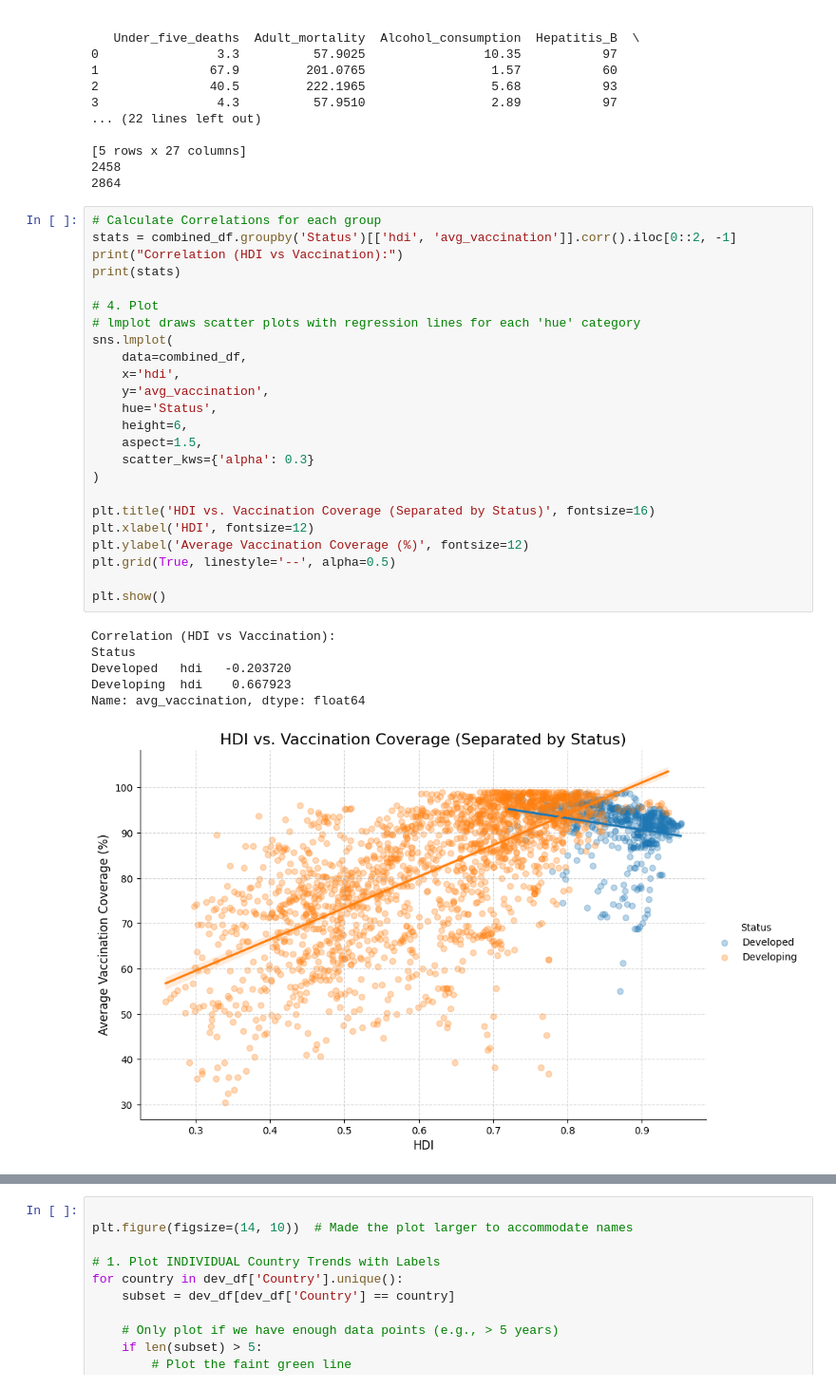
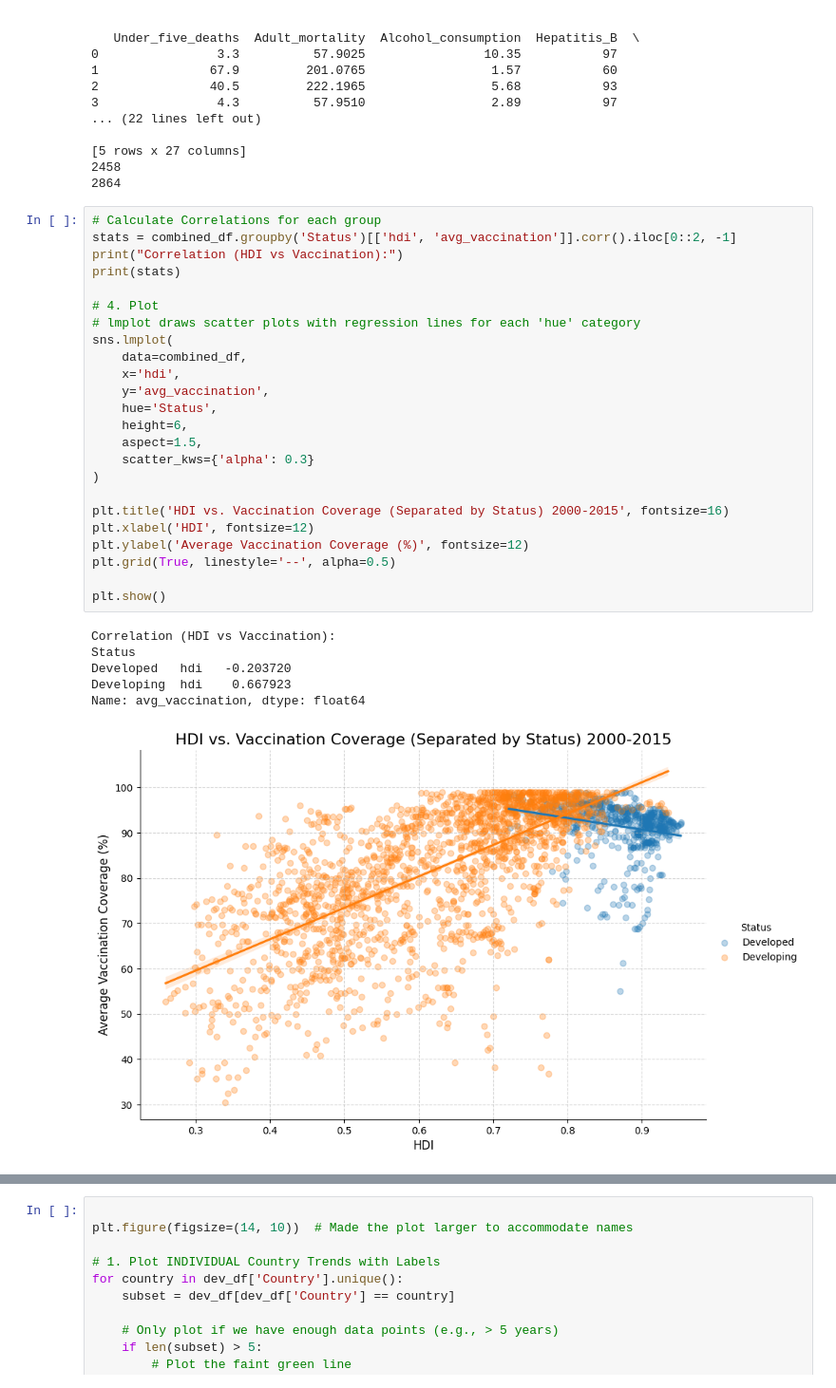
Before and after one commit to ShazaAbdallah/Data-management-236003, a Jupyter notebook: Project/project-updated.ipynb, the cells around one changed output, grey strips where cells are left out. Shown at 95% size. Drawn from its saved outputs; the diff is of its cells as text.

Commit message:
Update notebook and add figures

```diff
--- a/Project/project-updated.ipynb
+++ b/Project/project-updated.ipynb
@@ -194,34 +194,34 @@ print(len(df))
 # %%
 # Calculate Correlations for each group
 stats = combined_df.groupby('Status')[['hdi', 'avg_vaccination']].corr().iloc[0::2, -1]
 print("Correlation (HDI vs Vaccination):")
 print(stats)
 
 # 4. Plot
 # lmplot draws scatter plots with regression lines for each 'hue' category
 sns.lmplot(
     data=combined_df,
     x='hdi',
     y='avg_vaccination',
     hue='Status',
     height=6,
     aspect=1.5,
     scatter_kws={'alpha': 0.3}
 )
 
-plt.title('HDI vs. Vaccination Coverage (Separated by Status)', fontsize=16)
+plt.title('HDI vs. Vaccination Coverage (Separated by Status) 2000-2015', fontsize=16)
 plt.xlabel('HDI', fontsize=12)
 plt.ylabel('Average Vaccination Coverage (%)', fontsize=12)
 plt.grid(True, linestyle='--', alpha=0.5)
 
 plt.show()
 # %% [output]
 Correlation (HDI vs Vaccination):
 Status
 Developed   hdi   -0.203720
 Developing  hdi    0.667923
 Name: avg_vaccination, dtype: float64
-[figure, old version]
+[figure, new version]
 # %%
 
 correlations = (
```
Also changed, not shown: parts of 2 cells of this notebook, 3 other files.
